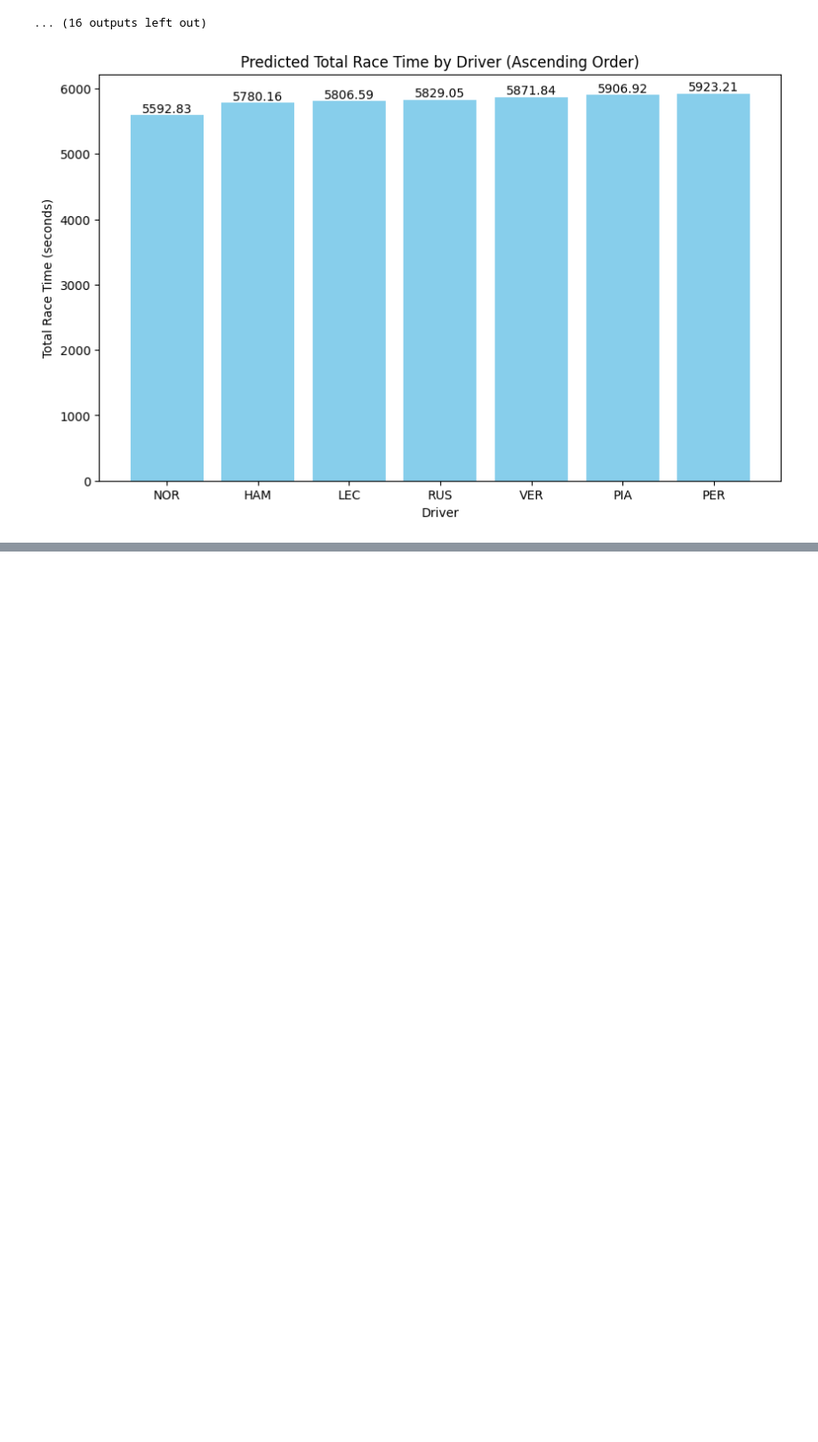
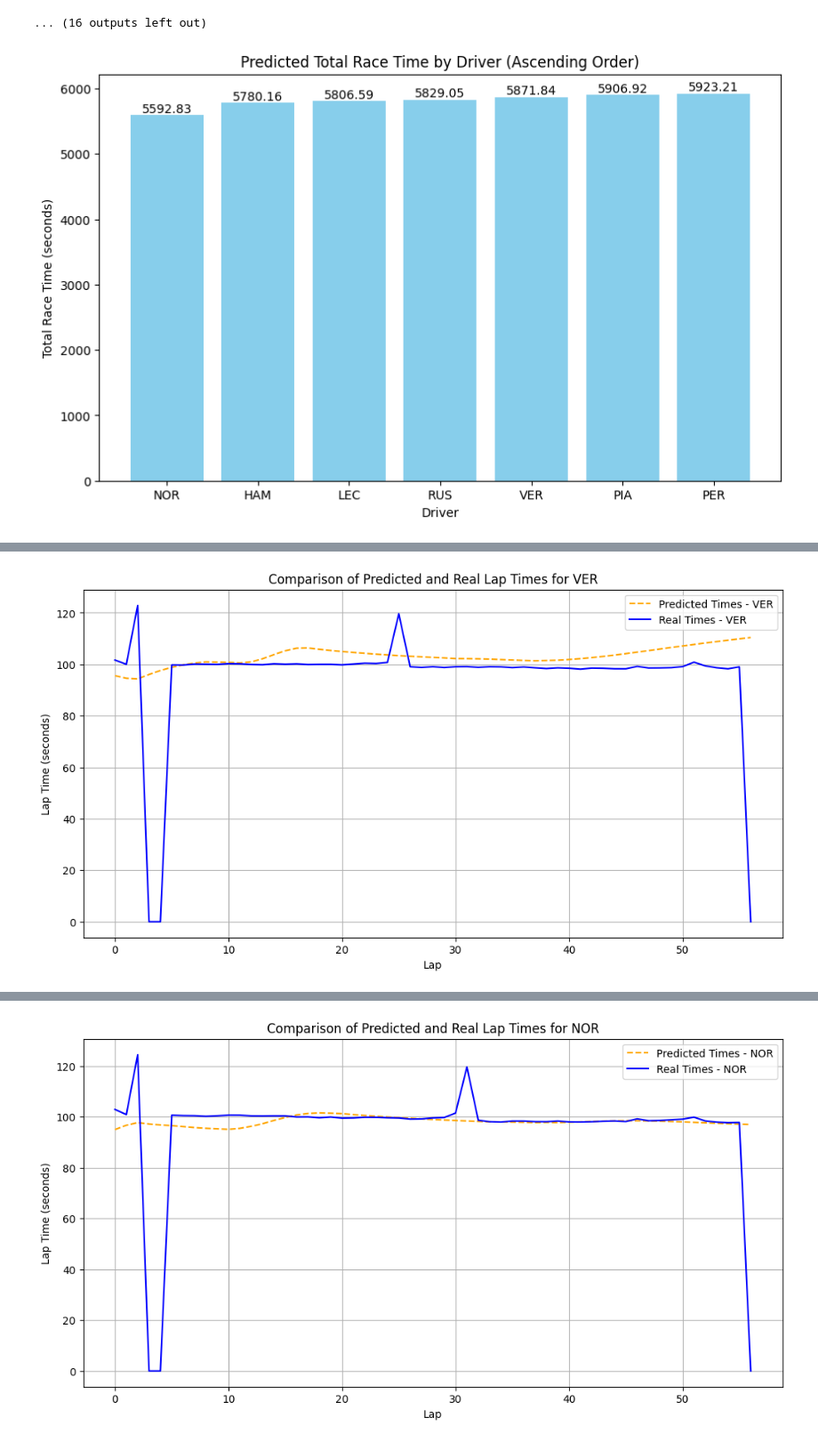
Before and after one commit to geoworldlook/F1_predict_model, a Jupyter notebook: prediction_GRAND_PRIX_USA_2024.ipynb, the cells around one changed output, grey strips where cells are left out. Shown at 89% size. Cells and saved outputs as stored; diff of their text form; code cells hidden in the pictures; blank space fills up the shorter version.

Commit message:
Update and compare with real result after the race

```diff
--- a/prediction_GRAND_PRIX_USA_2024.ipynb
+++ b/prediction_GRAND_PRIX_USA_2024.ipynb
@@ -356,6 +284,7 @@ model_parametr_objective = ['mean_squared_error']
 
 # List to store predicted total times for each driver
 predicted_times_list = []
+real_times_list = []
 
 # Total number of laps for the race (example: 62 laps for a specific race)
 total_laps = 57
@@ -752,0 +464,77 @@ plt.show()
+# %%
+import numpy as np
+import pandas as pd
+import matplotlib.pyplot as plt
+
+def pad_data_with_zeros(data, target_length):
+    """Uzupełnia dane zerami do określonej długości."""
+    if len(data) < target_length:
+        padding = np.zeros(target_length - len(data))
+        return np.concatenate([data, padding])
+    return data
+
+def calculate_error_stats(real_times, predicted_times):
+    """Oblicza i wypisuje statystyki błędu między czasami rzeczywistymi a przewidywanymi, pomijając wartości zerowe w real_times
+       i eliminując wartości odstające."""
+    # Pomijaj zerowe wartości w danych rzeczywistych
+    mask = real_times != 0
+    filtered_real_times = real_times[mask]
+    filtered_predicted_times = predicted_times[mask]
+
+    # Usuń wartości odstające z rzeczywistych danych
+    filtered_real_times = remove_outliers(filtered_real_times)
+
+    # Dopasowanie długości danych po usunięciu wartości odstających
+    min_length = min(len(filtered_real_times), len(filtered_predicted_times))
+    filtered_real_times = filtered_real_times[:min_length]
+    filtered_predicted_times = filtered_predicted_times[:min_length]
+
+    # Obliczanie statystyk błędu
+    mae = np.mean(np.abs(filtered_real_times - filtered_predicted_times))
+    mse = np.mean((filtered_real_times - filtered_predicted_times) ** 2)
+    rmse = np.sqrt(mse)
+
+    print(f'Mean Absolute Error (MAE): {mae:.4f}')
+    print(f'Mean Squared Error (MSE): {mse:.4f}')
+    print(f'Root Mean Squared Error (RMSE): {rmse:.4f}')
+
+    return mae, mse, rmse
+
+# Lista kierowców
+driver_list = [ 'VER','NOR', 'PER', 'LEC', 'PIA', 'RUS', 'HAM']
+
+
+# Ścieżka do plików danych (używając zmiennych do oszczędzenia miejsca)
+base_prediction_path = '/content/drive/MyDrive/F1_MODEL/PREDICTION/2024/USA'
+base_real_path = '/content/drive/MyDrive/F1_MODEL/PREDICTION/2024/USA/REAL_RESULT'
+
+for driver in driver_list:
+    # Wczytaj dane przewidywane i rzeczywiste
+    predicted_data = pd.read_csv(f"{base_prediction_path}/predict_USA_{driver}.csv")
+    real_data = pd.read_csv(f"{base_real_path}/lap_times_{driver}.csv")
+    real_data = real_data.fillna(0)
+
+    # Dopasowanie długości danych (uzupełnienie zerami)
+    target_length = max(len(real_data), len(predicted_data))
+    real_data_lap_times = pad_data_with_zeros(real_data['LapTime_seconds'].values, target_length)
+    predicted_lap_times = pad_data_with_zeros(predicted_data['PredictedLapTime'].values, target_length)
+
+    # Obliczenie statystyk błędu
+    print('______________________________________________________________________________')
+    print(f"Driver: {driver}")
+    calculate_error_stats(real_data_lap_times, predicted_lap_times)
+    print('______________________________________________________________________________')
+
+    real_times_list.append(np.sum(real_data_lap_times))
+
+    # Wykres porównawczy
+    plt.figure(figsize=(12, 6))
+    plt.plot(predicted_lap_times, linestyle='--', label=f'Predicted Times - {driver}', color='orange')
+    plt.plot(real_data_lap_times, label=f'Real Times - {driver}', color='blue')
+    plt.xlabel('Lap')
+    plt.ylabel('Lap Time (seconds)')
+    plt.title(f'Comparison of Predicted and Real Lap Times for {driver}')
+    plt.legend()
+    plt.grid(True)
+    plt.show()
+# %% [output]
@@ -752,0 +547 @@ plt.show()
+[figure, added]
@@ -752,0 +554 @@ plt.show()
+[figure, added]
```
Also changed, not shown: parts of 10 cells of this notebook.
